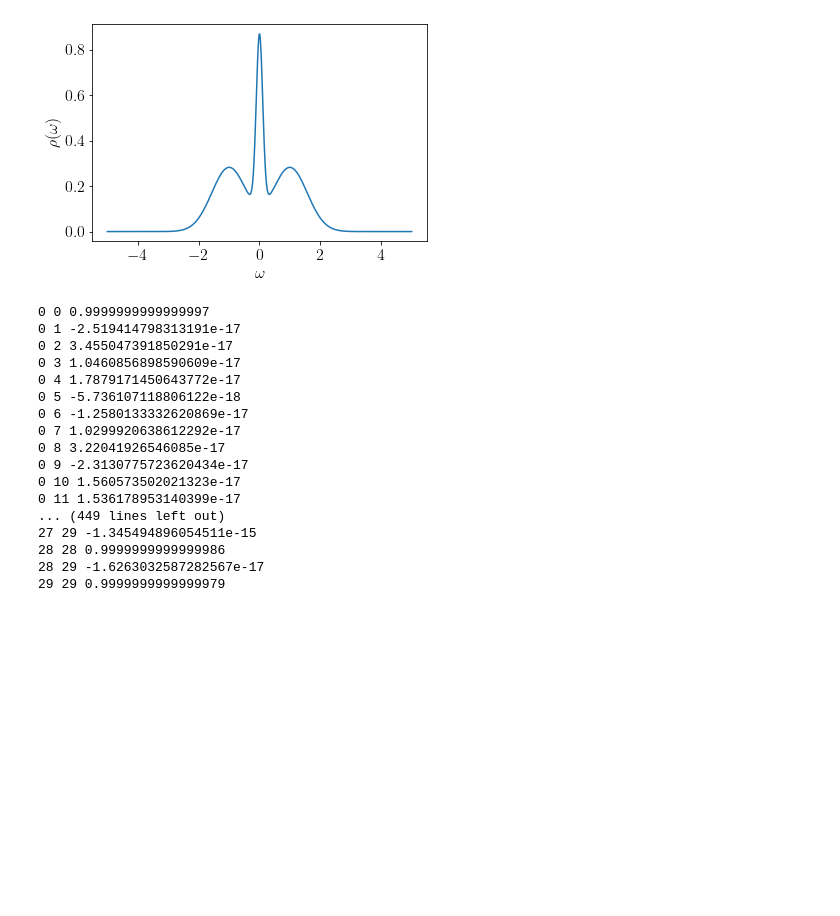
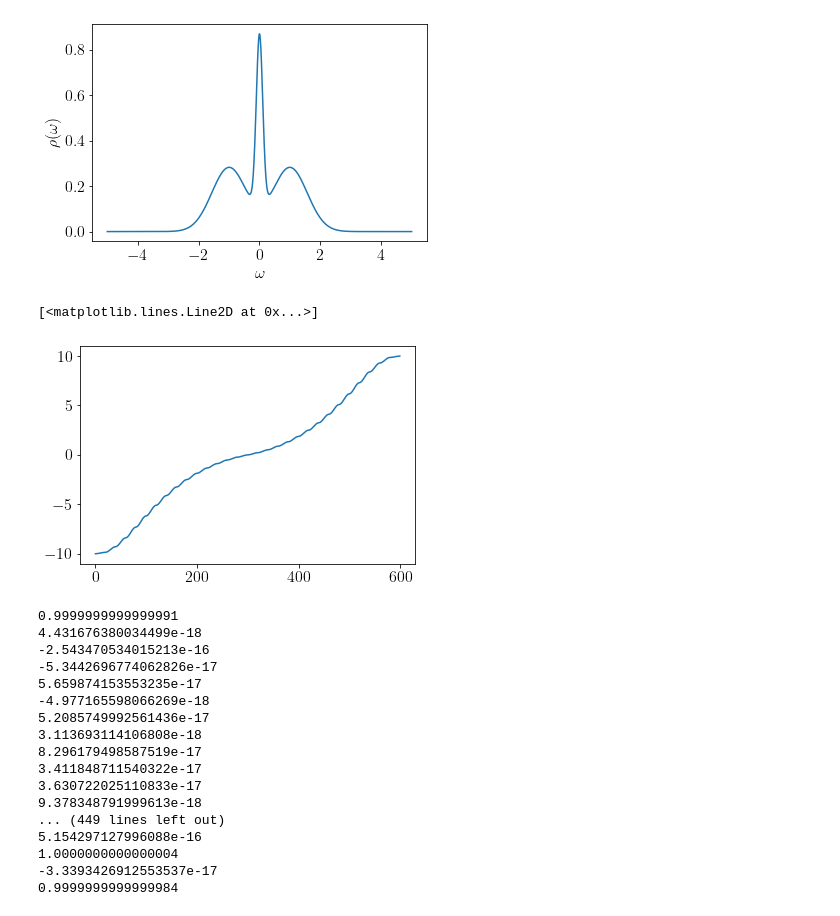
Before and after one commit to shinaoka/numerical_recipes_many_body_physics, a Jupyter notebook: section6.ipynb, the cells around one changed output. Cells and saved outputs as stored; diff of their text form; code cells hidden in the pictures; blank space fills up the shorter version.

```diff
--- a/section6.ipynb
+++ b/section6.ipynb
@@ -140,23 +112,39 @@ weights_quad = np.hstack(weights_quad)
+# %%
+# Piecewise Quadrature rule over [-wmax, wmax]
+# The inverval [-wmax, wmax] is divided by the roots of the IR basis function V_l(omega) for the larget l
+# Gauss-Legendre quadrature rule of degree 20 is applied to each subinterval.
+edges = np.hstack((-wmax, basis.v[-1].roots(), wmax))
+rule = irbasis3._gauss.legendre(20).piecewise(edges)
+# %%
+# Plot the position of nodes
+plt.plot(rule.x)
+# %% [output]
+[<matplotlib.lines.Line2D at 0x...>]
+[figure, added]
 # %%
 # Check orthogonality condition
 for i in range(basis.size):
     for j in range(i, basis.size):
-        print(i, j, weights_quad @ (basis.v[j](omegas_quad) * basis.v[i](omegas_quad)))
+        overlap = sum(rule.w *
+            basis.v[j](rule.x) *
+            basis.v[i](rule.x)
+        )
+        print(overlap)
 # %% [output]
-0 0 0.9999999999999997
-0 1 -2.519414798313191e-17
-0 2 3.455047391850291e-17
-0 3 1.0460856898590609e-17
-0 4 1.7879171450643772e-17
-0 5 -5.736107118806122e-18
-0 6 -1.2580133332620869e-17
-0 7 1.0299920638612292e-17
-0 8 3.22041926546085e-17
-0 9 -2.3130775723620434e-17
-0 10 1.560573502021323e-17
-0 11 1.536178953140399e-17
+0.9999999999999991
+4.431676380034499e-18
+-2.543470534015213e-16
+-5.3442696774062826e-17
+5.659874153553235e-17
+-4.977165598066269e-18
+5.2085749992561436e-17
+3.113693114106808e-18
+8.296179498587519e-17
+3.411848711540322e-17
+3.630722025110833e-17
+9.378348791999613e-18
 ... (449 lines left out)
-27 29 -1.345494896054511e-15
-28 28 0.9999999999999986
-28 29 -1.6263032587282567e-17
-29 29 0.9999999999999979
+5.154297127996088e-16
+1.0000000000000004
+-3.3393426912553537e-17
+0.9999999999999984
```
Also changed, not shown: parts of 1 cell of this notebook, 3 other files.
